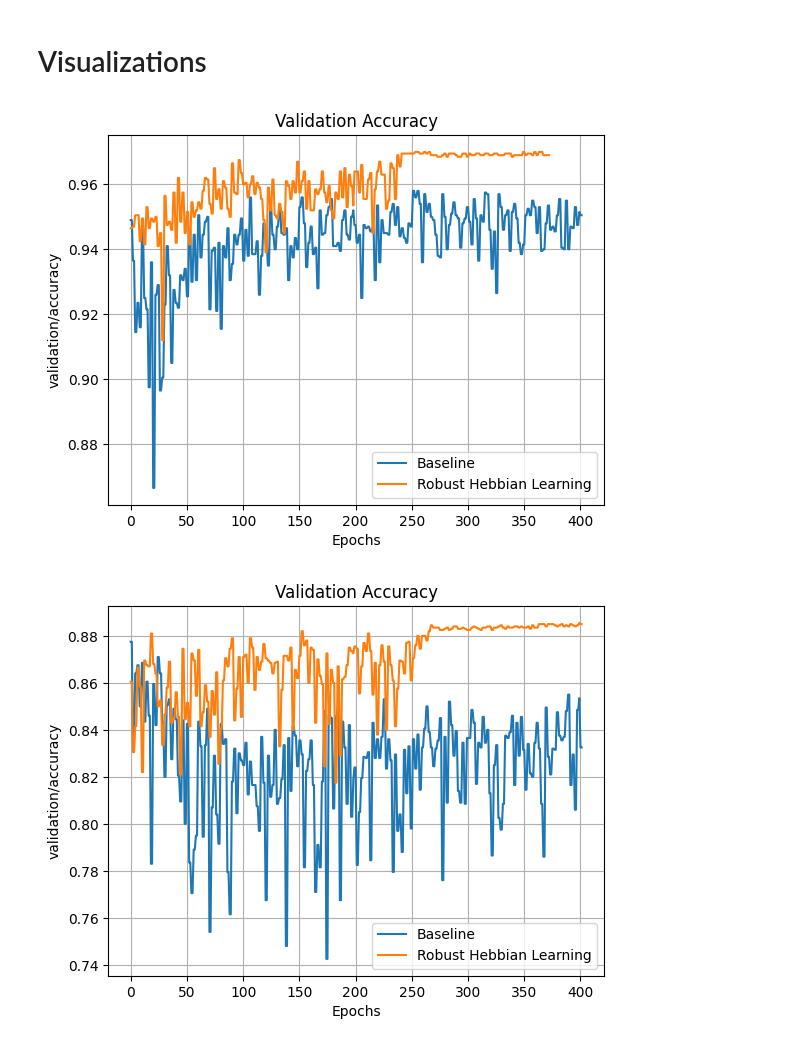
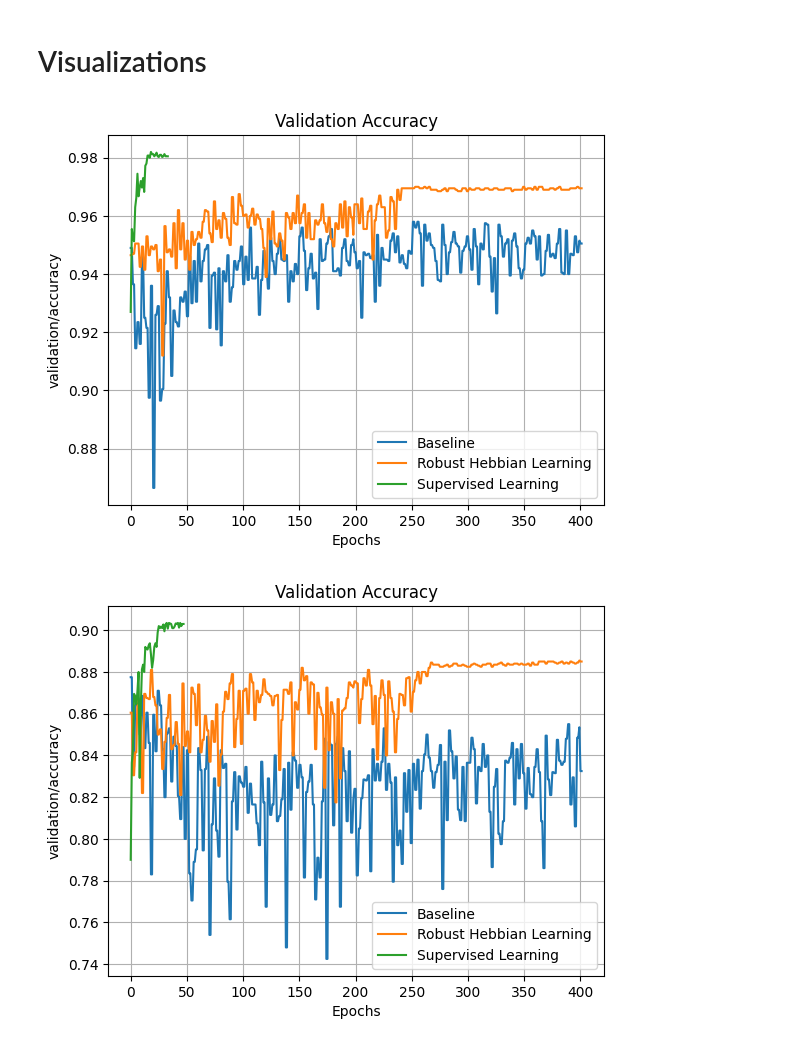
Before and after one commit to etan18/confidence-weighted-hebbian, a Jupyter notebook: notebooks/extract_load_results.ipynb, the cells around one changed output. Saved outputs shown, nothing was run; the diff lists cells and outputs as text; code cells hidden in the pictures.

```diff
--- a/notebooks/extract_load_results.ipynb
+++ b/notebooks/extract_load_results.ipynb
@@ -57,37 +57,43 @@ def extract_event_file(exp: str, dataset: str) -> dict:
 # %%
 heb_mnist_results = extract_event_file('heb', 'mnist')
 rob_mnist_results = extract_event_file('rob-heb', 'mnist')
+sup_mnist_results = extract_event_file('sup', 'mnist')
 
 heb_fashion_results = extract_event_file('heb', 'mnist-fashion')
 rob_fashion_results = extract_event_file('rob-heb', 'mnist-fashion')
+sup_fashion_results = extract_event_file('sup', 'mnist-fashion')
 # %% [markdown]
 # Visualizations
 # %%
 # plot validation accuracy for mnist
 key = 'validation/accuracy'
 dic1 = heb_mnist_results
 dic2 = rob_mnist_results
+dic3 = sup_mnist_results
 
 plt.plot(range(len(dic1[key])), dic1[key], label=f'Baseline')
 plt.plot(range(len(dic2[key])), dic2[key], label=f'Robust Hebbian Learning')
+plt.plot(range(len(dic3[key])), dic3[key], label=f'Supervised Learning')
 
 plt.title("Validation Accuracy")
 plt.xlabel("Epochs")
 plt.ylabel(f"{key}")
 plt.legend()
 plt.grid(True)
 plt.show()
 # %% [output]
-[figure, old version]
+[figure, new version]
 # %%
 # plot validation accuracy for mnist
 key = 'validation/accuracy'
 dic1 = heb_fashion_results
 dic2 = rob_fashion_results
+dic3 = sup_fashion_results
 
 # plt.figure(figsize=(10, 6))
 plt.plot(range(len(dic1[key])), dic1[key], label=f'Baseline')
 plt.plot(range(len(dic2[key])), dic2[key], label=f'Robust Hebbian Learning')
+plt.plot(range(len(dic3[key])), dic3[key], label=f'Supervised Learning')
 
 plt.title("Validation Accuracy")
 plt.xlabel("Epochs")
@@ -96,4 +102,4 @@ plt.legend()
 plt.grid(True)
 plt.show()
 # %% [output]
-[figure, old version]
+[figure, new version]
```
Also changed, not shown: 6 other files.
